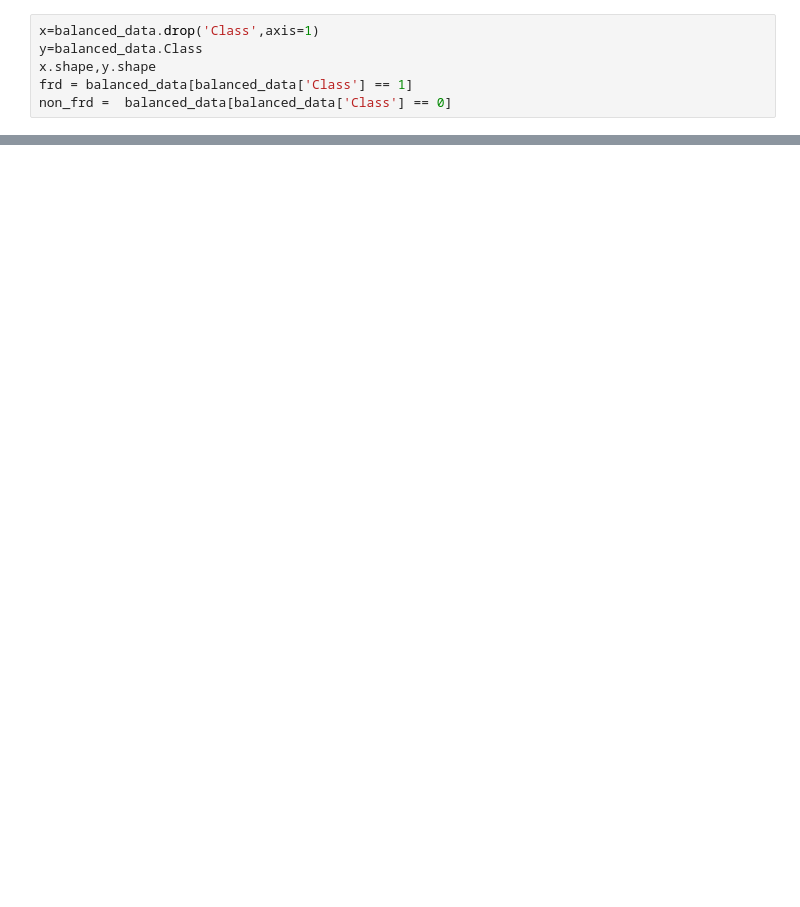
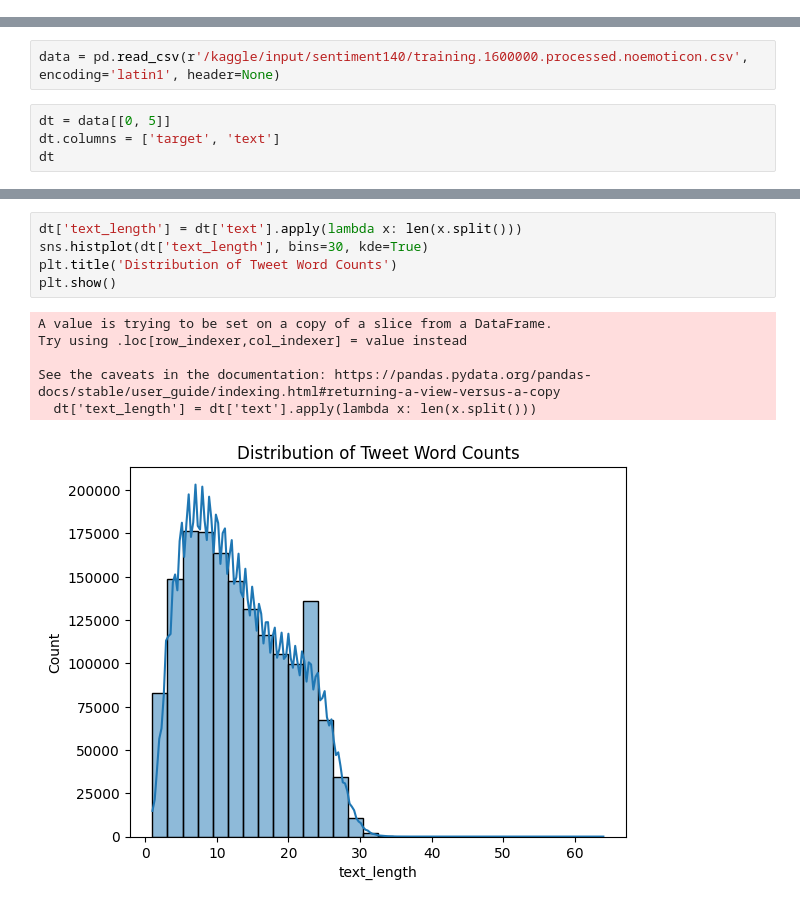
Before and after one commit to THE-HERO-7/sentiment-analysis, a Jupyter notebook: model/model.ipynb, the cells around one changed output, grey strips where cells are left out. Saved outputs shown, nothing was run; the diff lists cells and outputs as text; blank space fills up the shorter version.

Commit message:
Initial commit: Sentiment Analysis RNN models

```diff
--- a/model/model.ipynb
+++ b/model/model.ipynb
@@ -144,6 +0,0 @@ Name: count, dtype: int64
-# %%
-x=balanced_data.drop('Class',axis=1)
-y=balanced_data.Class
-x.shape,y.shape
-frd = balanced_data[balanced_data['Class'] == 1]
-non_frd =  balanced_data[balanced_data['Class'] == 0]
@@ -285,0 +14,6 @@ plt.show()
+# %%
+data = pd.read_csv(r'/kaggle/input/sentiment140/training.1600000.processed.noemoticon.csv', encoding='latin1', header=None)
+# %%
+dt = data[[0, 5]]
+dt.columns = ['target', 'text']
+dt
@@ -285,0 +54,12 @@ plt.show()
+# %%
+dt['text_length'] = dt['text'].apply(lambda x: len(x.split()))
+sns.histplot(dt['text_length'], bins=30, kde=True)
+plt.title('Distribution of Tweet Word Counts')
+plt.show()
+# %% [output]
+A value is trying to be set on a copy of a slice from a DataFrame.
+Try using .loc[row_indexer,col_indexer] = value instead
+
+See the caveats in the documentation: https://pandas.pydata.org/pandas-docs/stable/user_guide/indexing.html#returning-a-view-versus-a-copy
+  dt['text_length'] = dt['text'].apply(lambda x: len(x.split()))
+[figure, added]
```
Also changed, not shown: parts of 98 cells of this notebook, 3 other files.
